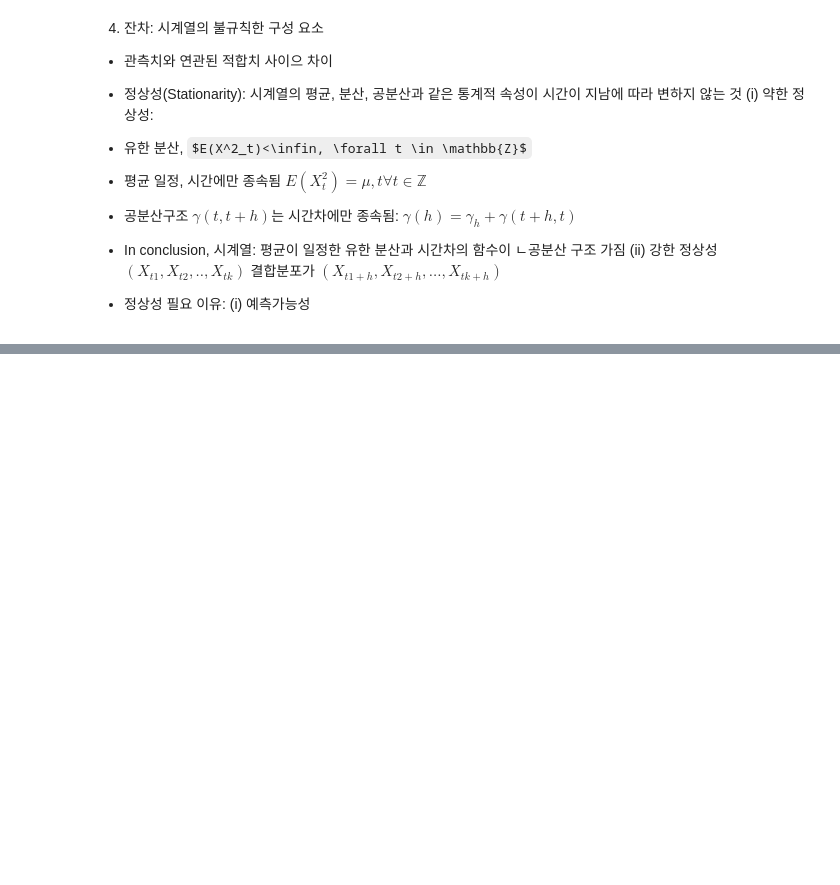
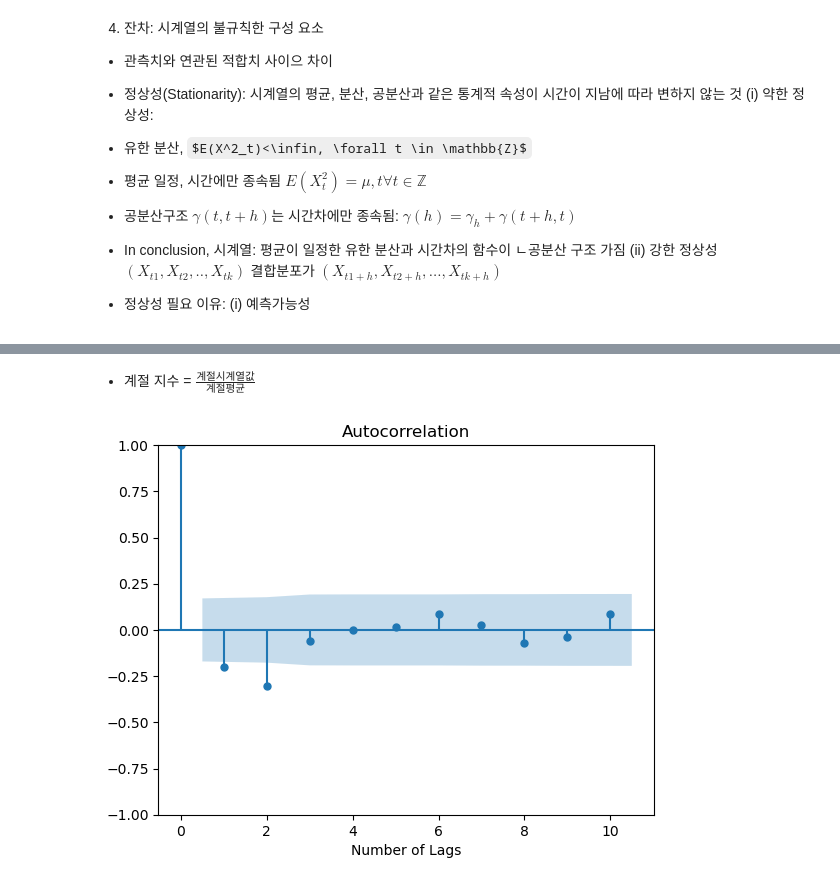
Before and after one commit to serah6057-beep/ML-For-Risk-Management, a Jupyter notebook: Ch2.ipynb, the cells around one changed output, grey strips where cells are left out. Saved outputs shown, nothing was run; the diff lists cells and outputs as text; code cells hidden in the pictures; some formulas as TeX source; blank space fills up the shorter version.

```diff
--- a/Ch2.ipynb
+++ b/Ch2.ipynb
@@ -88,0 +132,35 @@ $(X_{t1},X_{t2},..,X_{tk})$ 결합분포가 $(X_{t1+h},X_{t2+h},...,X_{tk+h})$
+# %%
+from fredapi import Fred
+fred = Fred(api_key='8433b88f3d5493358ef5e78c579273e4')
+energy = fred.get_series("CAPUTLG2211A2S",
+                         observation_start="2010-01-01",
+                         observation_end="2020-12-31")
+# %% [markdown]
+- 계절 지수 = $\frac{계절 시계열 값}{계절 평균}$
+# %%
+# 분기별 에너지 이용 평균 계산
+seasonal_index=energy.resample('Q').mean() # 재샘플링: 시간 간격 변경할 때 사용
+# 계절성 분석 수행하는 연도 정의
+dates=energy.index.year.unique()
+deseasonalized=[]
+# 계절 지수 공식의 분자 계산
+for i in dates:
+    for j in range(1, 13):
+        # Pandas 시계열 데이터: 문자열로 연도 -> 해당 연도 뽑아줌
+        # 그 중에서 month==j 인 행
+        deseasonalized.append((energy[str(i)][energy[str(i)].index.month==j]))
+concat_deseasonalized=np.concatenate(deseasonalized)
+# %%
+deseason_energy=[]
+for i,s in zip(range(0,len(energy),3), range(len(seasonal_index))):
+    # 계절 지수 계산
+    deseason_energy.append(concat_deseasonalized[i:i+3]/seasonal_index.iloc[s])
+concat_deseason_energy=np.concat(deseason_energy)
+deseason_energy=pd.DataFrame(concat_deseason_energy,index=energy.index)
+deseason_energy.columns=['Deseasonalized Energy']
+# %%
+sm.graphics.tsa.plot_acf(deseason_energy, lags=10)
+plt.xlabel('Number of Lags')
+plt.show()
+# %% [output]
+[figure, added]
```
Also changed, not shown: parts of 35 cells of this notebook, 1 other file.
